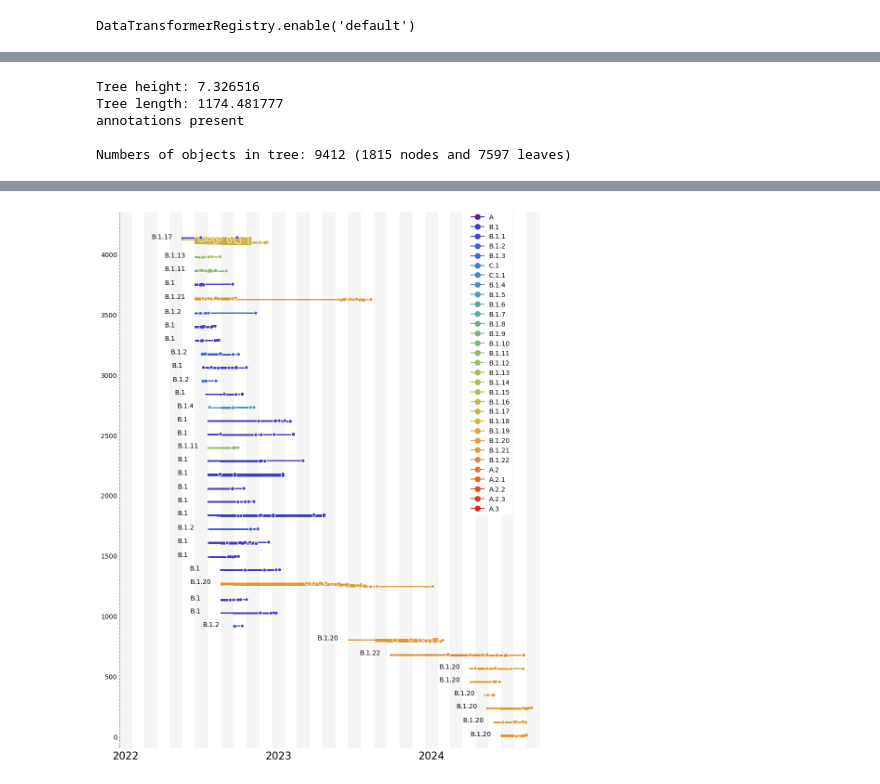
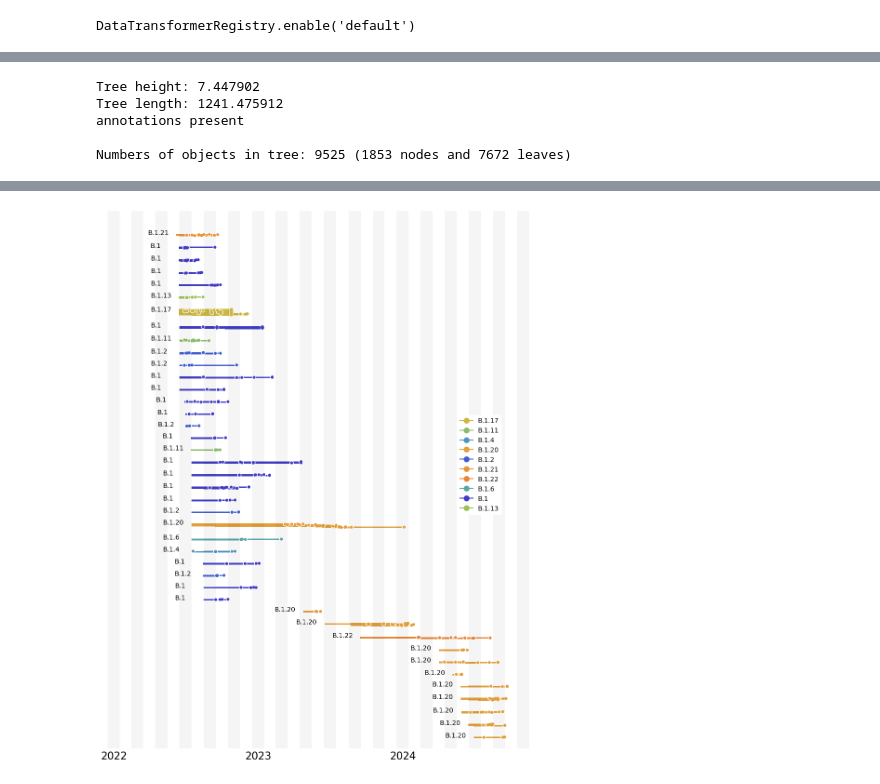
Before and after one commit to blab/mpox-la, a Jupyter notebook: scripts/mpox_lineages.ipynb, the cells around one changed output, grey strips where cells are left out. Cells and saved outputs as stored; diff of their text form; code cells hidden in the pictures.

Commit message:
fixing up figures and organizing scripts

```diff
--- a/scripts/mpox_lineages.ipynb
+++ b/scripts/mpox_lineages.ipynb
@@ -113,7 +113,7 @@ Renaming MPXV/Germany/2022/RKI070 to MPXV/Germany/2022/RKI070_1
 Renaming MPXV/Germany/2022/RKI072 to MPXV/Germany/2022/RKI072_1
 Processing complete. Output written to deduplicated_tree.json
 # %%
-tree_file = "../mpox_build/phylogenetic/auspice/all_seqs_deduped.json"
+tree_file = "deduplicated_tree.json"
 nx_tree = json.load(open(tree_file))
 tree=nx_tree['tree']
 meta=nx_tree['meta']
@@ -125,11 +125,11 @@ json_meta={'file':meta,'traitName':'region'} ## if you want auspice sty
 
 bt_tree, meta=bt.loadJSON(tree_file)
 # %% [output]
-Tree height: 7.326516
-Tree length: 1174.481777
+Tree height: 7.447902
+Tree length: 1241.475912
 annotations present
 
-Numbers of objects in tree: 9412 (1815 nodes and 7597 leaves)
+Numbers of objects in tree: 9525 (1853 nodes and 7672 leaves)
 # %%
 def convertDate(x,start,end):
     """ Converts calendar dates between given formats """
@@ -227,6 +227,7 @@ cumulativeY=0
 branchWidth=2
 region_of_interest = ["Los Angeles County"]
 lineages_of_interest = ["B.1.20","B.1.21", "B.1.22", "C.1.1"]
+lineage_list = []
 
 for t,tr in enumerate(sorted(subtype_trees,key=lambda x:(-x[2].root.absoluteTime))): ## iterate over extracted subtrees sorted according to their root height and their size
     origin,root,loc_tree=tr
@@ -270,6 +271,7 @@ for t,tr in enumerate(sorted(subtype_trees,key=lambda x:(-x[2].root.absoluteTime
             if loc_tree.Objects.index(k)!=0:
                 ax.plot([x,xp],[y,y],color=c,lw=branchWidth,zorder=z)
 
+
         oriX=loc_tree.root.absoluteTime -0.2
         oriY=loc_tree.root.y +cumulativeY
         #ax.scatter(oriX,oriY,s=15,facecolor="k",edgecolor='k',lw=1,zorder=200) ## add big circle at base of tree to indicate origin
@@ -277,7 +279,7 @@ for t,tr in enumerate(sorted(subtype_trees,key=lambda x:(-x[2].root.absoluteTime
 
         cumulativeY+=loc_tree.ySpan+105
 
-
+        lineage_list.append(k.traits['node_attrs']['lineage']['value'])
         #cumulative_y+=loc_tree.ySpan+8
 
 # add in a legend
@@ -292,7 +294,7 @@ for key in region_of_interest:
     han_list_2 = []
 
     # bbox to anchor puts a bounding box around where you want the legend to go, prop part is for text size
-for key in bt_tree.cmap["lineage"]:
+for key in set(lineage_list):
     marker = mlines.Line2D(range(1), range(1), color = bt_tree.cmap["lineage"][key], marker='o', markerfacecolor = bt_tree.cmap["lineage"][key], label = key.title(), markersize = 8)
     han_list_2.append(marker)
 
@@ -306,37 +308,37 @@ ax.set_xticks([bt.decimalDate(x)+1/24.0 for x in xDates if (int(x.split('-')[1])
 
 ax.set_xticklabels([convertDate(x,'%Y-%m-%d','%Y') if x.split('-')[1]=='01' else convertDate(x,'%Y-%m-%d','%b') for x in xDates if (int(x.split('-')[1])-1)%every==0])
 ax.tick_params(axis='x',labelsize=16,size=0)
 
-[ax.axvline(i,ls='--',lw=1,color='grey',zorder=0) for i in range(2019,2023)]
+#[ax.axvline(i,ls='--',lw=1,color='grey',zorder=0) for i in range(2019,2023)]
 
 
 ax.spines['top'].set_visible(False)
 ax.spines['right'].set_visible(False)
-#ax.spines['left'].set_visible(False)
+ax.spines['left'].set_visible(False)
 ax.spines['bottom'].set_visible(False)
 
 ax.tick_params(size=0)
 #ax.set_xticklabels([])
-#ax.set_yticklabels([])
+ax.set_yticklabels([])
 
-ax.set_xlim(bt.decimalDate('2022-01-01'),bt.decimalDate('2024-10-30'))
+ax.set_xlim(bt.decimalDate('2022-01-01'),bt.decimalDate('2024-12-30'))
 ax.set_ylim(-100,cumulativeY +105)
 
-ax.legend(handles = han_list, markerfirst = True, edgecolor="white", framealpha=1, bbox_to_anchor=[0.05, 0.20], loc=3,prop={'size': 16}, facecolor='w')
+#ax.legend(handles = han_list, markerfirst = True, edgecolor="white", framealpha=1, bbox_to_anchor=[0.05, 0.20], loc=3,prop={'size': 16}, facecolor='w')
 ax.legend(handles = han_list_2, markerfirst = True, edgecolor="white", framealpha=1, bbox_to_anchor=[0.8, 0.43], loc=3,prop={'size': 10}, facecolor='w')
 [ax.spines[loc].set_visible(False) for loc in ['top','right', 'left']]
 
 
 #ax2 = fig.add_axes([0.22, 0.2, 0.02, 0.2])
 #mpl.colorbar.ColorbarBase(ax2, cmap=host_cmap,ticks=np.linspace(0.0,1.0,3))
 #ax2.tick_params(size=5,labelsize=13)
 #ax2.set_ylabel('posterior probability', size=15)
 #ax3=ax2.twinx()
 #ax3.set_ylim(0,1)
 #ax3.set_yticks([0.0,1.0])
 #ax3.set_yticklabels(['North King County','South King County'])
 #ax3.tick_params(size=0,labelsize=12)
-plt.savefig('lineages_in_counties.png',dpi=300,bbox_inches='tight')
+#plt.savefig('../figures/lineages_in_counties.png',dpi=300,bbox_inches='tight')
 plt.show()
 # %% [output]
-[figure, old version]
+[figure, new version]
```
Also changed, not shown: parts of 11 cells of this notebook, 33 other files.
